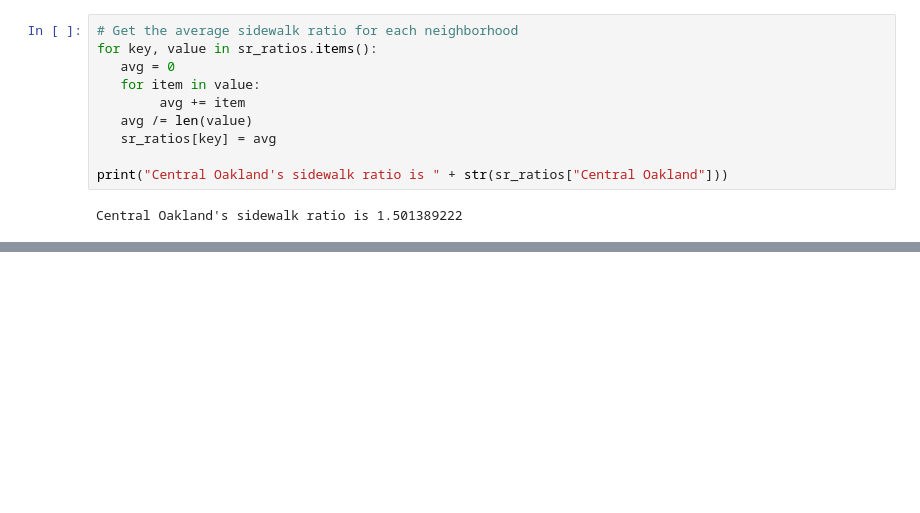
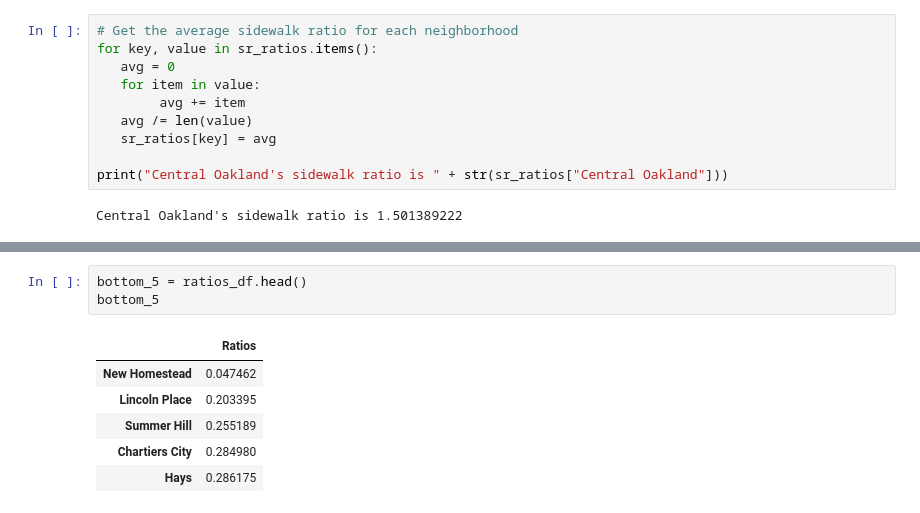
Before and after one commit to tahmad4/big-ideas-final-project-group-39, a Jupyter notebook: taha_sidewalk_ratio.ipynb, the cells around one changed output, grey strips where cells are left out. Saved outputs shown, nothing was run; the diff lists cells and outputs as text; blank space fills up the shorter version.

```diff
--- a/taha_sidewalk_ratio.ipynb
+++ b/taha_sidewalk_ratio.ipynb
@@ -72,0 +84,10 @@ ratios_df.plot(kind="barh", figsize=(8, 24))
+# %%
+bottom_5 = ratios_df.head()
+bottom_5
+# %% [output]
+|  | Ratios |
+| New Homestead | 0.047462 |
+| Lincoln Place | 0.203395 |
+| Summer Hill | 0.255189 |
+| Chartiers City | 0.284980 |
+| Hays | 0.286175 |
```
Also changed, not shown: parts of 9 cells of this notebook, 1 other file.
